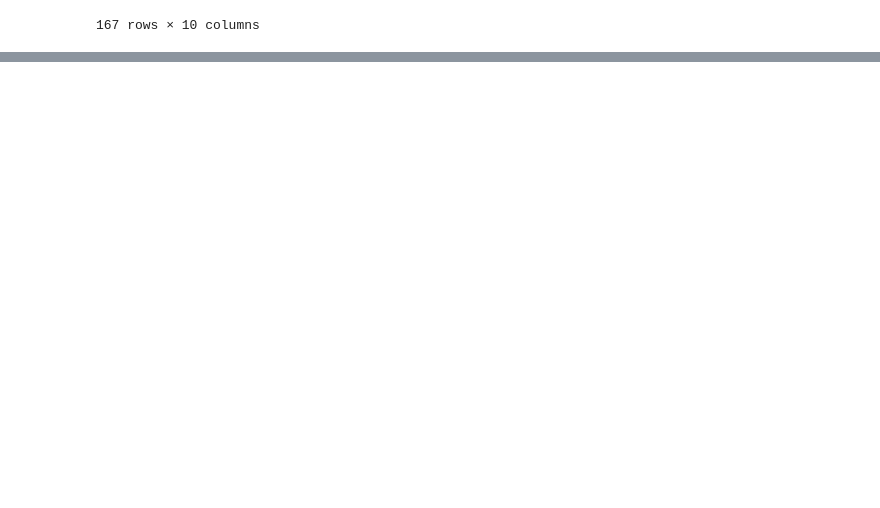
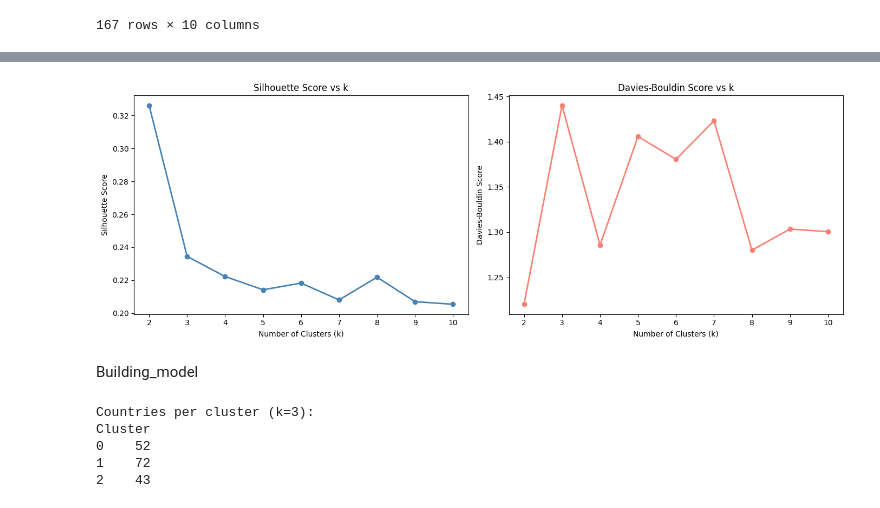
Before and after one commit to Superkai017/global-development-analysis, a Jupyter notebook: notebook/modelling.ipynb, the cells around one changed output, grey strips where cells are left out. Saved outputs shown, nothing was run; the diff lists cells and outputs as text; code cells hidden in the pictures; blank space fills up the shorter version.

Commit message:
completed: complted modelling and clustering i clustered data into 3 group least developing emerging and developed countries

```diff
--- a/notebook/modelling.ipynb
+++ b/notebook/modelling.ipynb
@@ -30,3 +30,11 @@ df
 | 165 | Yemen | 0.687094 | -0.195666 | -0.309783 | -0.333782 | -0.416923 | 1.313332 | -0.486957 | 1.083933 | -0.538439 |
 | 166 | Zambia | 1.184773 | 0.072765 | -0.116848 | -0.479698 | -0.579621 | 0.741718 | -1.834783 | 1.434053 | -0.492441 |
 167 rows × 10 columns
+# %%
+if 'country' in df.columns:                  # guarded so a re-run doesn't KeyError
+    countries = df['country'].copy()
+    df.drop(columns=['country'], inplace=True)
+
+# the 9 model features, pinned once. X picks up Cluster/PC1/PC2/PC3 further down,
+# so deriving this list from X.columns later silently drags those in as features
+features = list(df.columns)
@@ -32,0 +63,19 @@ df
+# %%
+sil_scores = []
+db_scores  = []
+ch_scores  = []
+
+for k in k_range:
+    km     = KMeans(n_clusters=k, init='k-means++', n_init=10, random_state=42)
+    labels = km.fit_predict(X[features])
+    sil_scores.append(silhouette_score(X[features], labels))
+    db_scores.append(davies_bouldin_score(X[features], labels))
+    ch_scores.append(calinski_harabasz_score(X[features], labels))
+
+metrics_df = pd.DataFrame({
+    'k'                  : list(k_range),
+    'Silhouette Score'   : [round(s, 4) for s in sil_scores],
+    'Davies-Bouldin'     : [round(d, 4) for d in db_scores],
+    'Calinski-Harabasz'  : [round(c, 2) for c in ch_scores]
+})
+print(metrics_df.to_string(index=False))
@@ -32,0 +93,35 @@ df
+# %%
+fig, axes = plt.subplots(1, 2, figsize=(14, 5))
+
+axes[0].plot(k_range, sil_scores, marker='o', color='steelblue', linewidth=2)
+axes[0].set_title('Silhouette Score vs k')
+axes[0].set_xlabel('Number of Clusters (k)')
+axes[0].set_ylabel('Silhouette Score')
+axes[0].set_xticks(list(k_range))
+
+axes[1].plot(k_range, db_scores, marker='o', color='salmon', linewidth=2)
+axes[1].set_title('Davies-Bouldin Score vs k')
+axes[1].set_xlabel('Number of Clusters (k)')
+axes[1].set_ylabel('Davies-Bouldin Score')
+axes[1].set_xticks(list(k_range))
+
+plt.tight_layout()
+plt.show()
+# %% [output]
+[figure, added]
+# %% [markdown]
+Building_model
+# %%
+
+k = 3
+kmeans = KMeans(n_clusters=k, init='k-means++', n_init=10, random_state=42)
+X['Cluster'] = kmeans.fit_predict(X[features])
+
+print(f'Countries per cluster (k={k}):')
+print(X['Cluster'].value_counts().sort_index().to_string())
+# %% [output]
+Countries per cluster (k=3):
+Cluster
+0    52
+1    72
+2    43
```
Also changed, not shown: parts of 9 cells of this notebook.
